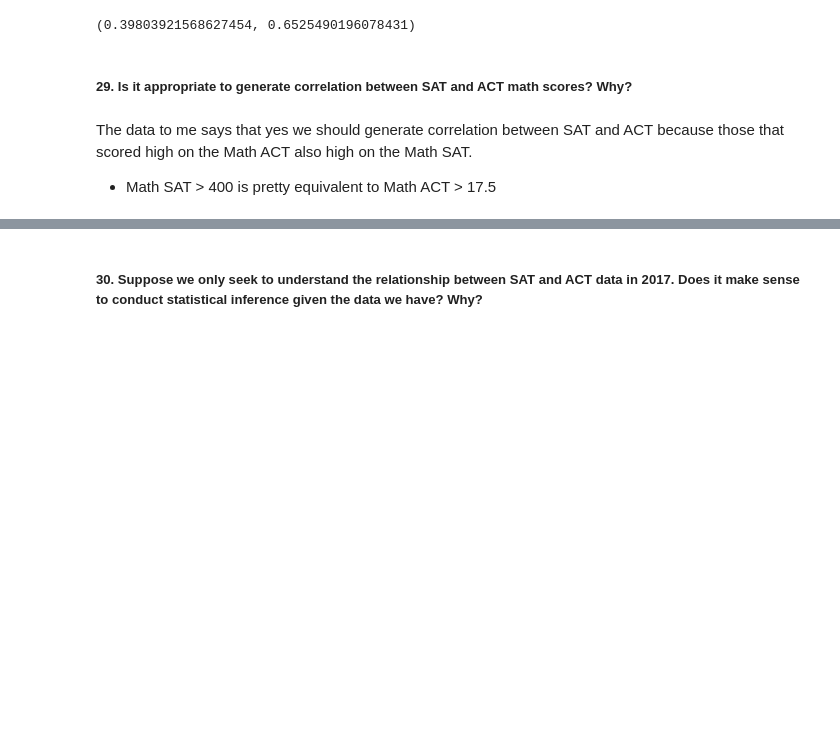
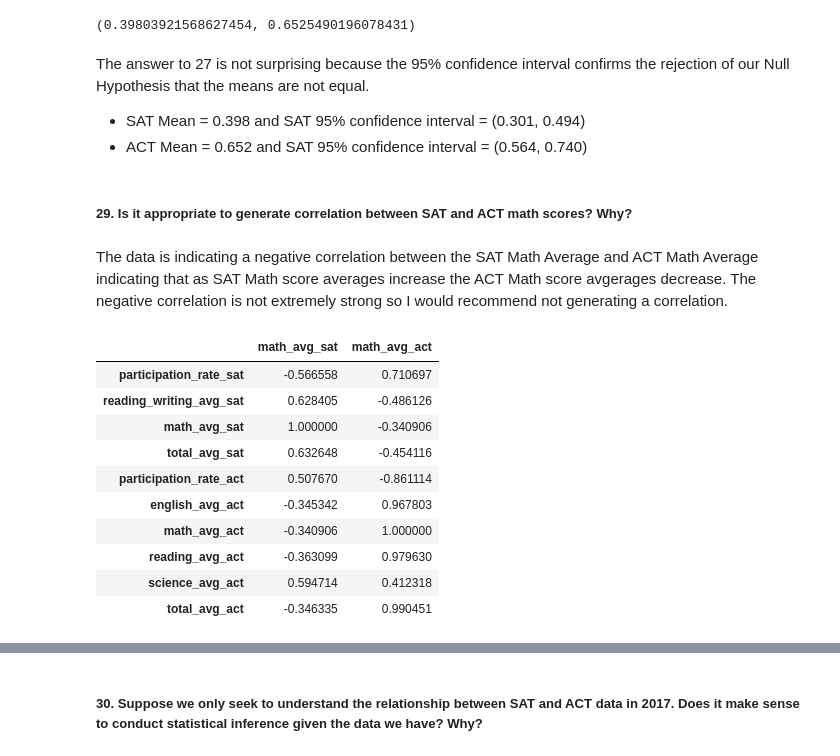
Before and after one commit to datanelson518/DSI-Project-1, a Jupyter notebook: code/starter-code-FINAL.ipynb, the cells around one changed output, grey strips where cells are left out. Drawn from its saved outputs; the diff is of its cells as text; code cells hidden in the pictures; blank space fills up the shorter version.

```diff
--- a/code/starter-code-FINAL.ipynb
+++ b/code/starter-code-FINAL.ipynb
@@ -645,8 +685,25 @@ act_mean = country_exam_scores_df['participation_rate_act'].mean()
 sat_mean, act_mean
 # %% [output]
 (0.39803921568627454, 0.6525490196078431)
+# %% [markdown]
+The answer to 27 is not surprising because the 95% confidence interval confirms the rejection of our Null Hypothesis that the means are not equal.
+- SAT Mean = 0.398 and SAT 95% confidence interval = (0.301, 0.494)
+- ACT Mean = 0.652 and SAT 95% confidence interval = (0.564, 0.740)
 # %% [markdown]
 ##### 29. Is it appropriate to generate correlation between SAT and ACT math scores? Why?
-# %% [markdown]
-The data to me says that yes we should generate correlation between SAT and ACT because those that scored high on the Math ACT also high on the Math SAT.
-- Math SAT > 400 is pretty equivalent to Math ACT > 17.5
+# %% [markdown]
+The data is indicating a negative correlation between the SAT Math Average and ACT Math Average indicating that as SAT Math score averages increase the ACT Math score avgerages decrease. The negative correlation is not extremely strong so I would recommend not generating a correlation.
+# %%
+country_exam_scores_df.corr()[['math_avg_sat', 'math_avg_act']]
+# %% [output]
+|  | math_avg_sat | math_avg_act |
+| participation_rate_sat | -0.566558 | 0.710697 |
+| reading_writing_avg_sat | 0.628405 | -0.486126 |
+| math_avg_sat | 1.000000 | -0.340906 |
+| total_avg_sat | 0.632648 | -0.454116 |
+| participation_rate_act | 0.507670 | -0.861114 |
+| english_avg_act | -0.345342 | 0.967803 |
+| math_avg_act | -0.340906 | 1.000000 |
+| reading_avg_act | -0.363099 | 0.979630 |
+| science_avg_act | 0.594714 | 0.412318 |
+| total_avg_act | -0.346335 | 0.990451 |
```
Also changed, not shown: parts of 20 cells of this notebook, 1 other file.
